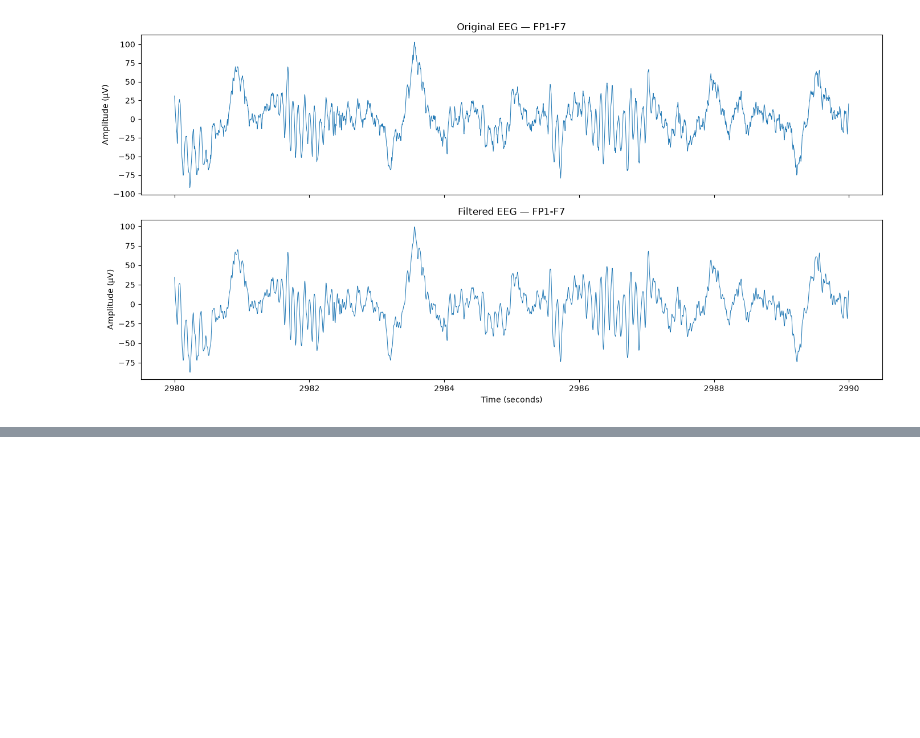
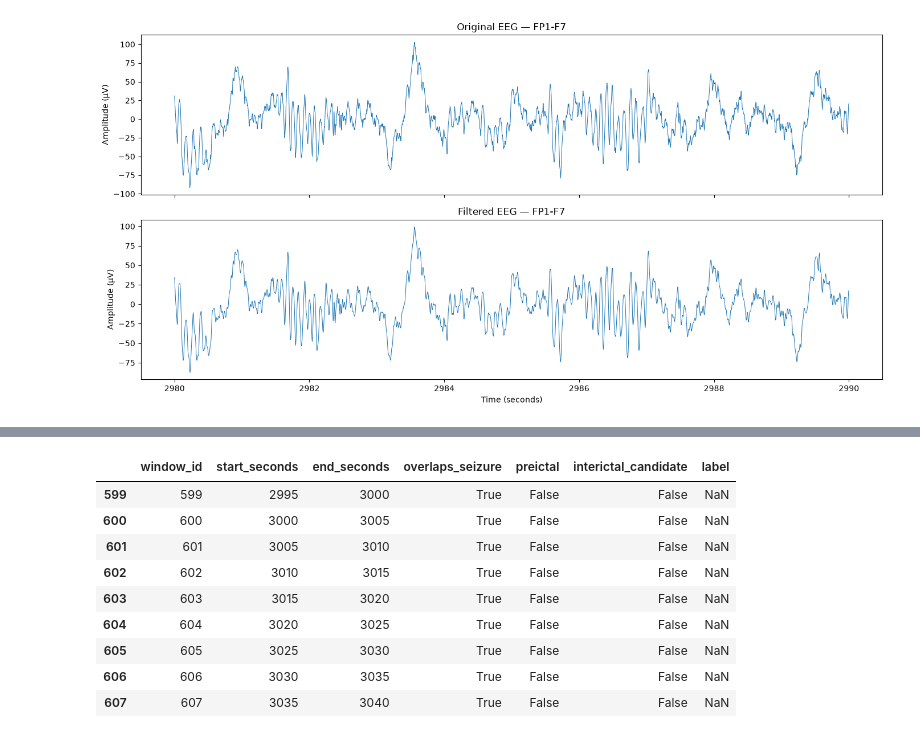
Before and after one commit to siddardha-007/visualizing-neural-storms, a Jupyter notebook: notebooks/01_loading.ipynb, the cells around one changed output, grey strips where cells are left out. Drawn from its saved outputs; the diff is of its cells as text; code cells hidden in the pictures; blank space fills up the shorter version.

```diff
--- a/notebooks/01_loading.ipynb
+++ b/notebooks/01_loading.ipynb
@@ -354,0 +367,33 @@ plt.show()
+# %%
+import numpy as np
+import pandas as pd
+
+sfreq = working_raw.info["sfreq"]
+window_seconds = 5
+samples_per_window = int(sfreq * window_seconds)
+
+# Shape: (channels, samples)
+signal = working_raw.get_data()
+
+# Use only complete, non-overlapping windows
+n_windows = signal.shape[1] // samples_per_window
+usable_samples = n_windows * samples_per_window
+
+# Shape: (windows, channels, samples)
+X_windows = signal[:, :usable_samples].reshape(
+    len(working_raw.ch_names),
+    n_windows,
+    samples_per_window
+).transpose(1, 0, 2)
+
+window_starts = np.arange(n_windows) * window_seconds
+
+window_table = pd.DataFrame({
+    "window_id": np.arange(n_windows),
+    "start_seconds": window_starts,
+    "end_seconds": window_starts + window_seconds
+})
+
+print("Window array shape:", X_windows.shape)
+print(window_table.head())
+print(window_table.tail())
@@ -354,0 +442,13 @@ plt.show()
+# %%
+display(window_table[window_table["overlaps_seizure"]])
+# %% [output]
+|  | window_id | start_seconds | end_seconds | overlaps_seizure | preictal | interictal_candidate | label |
+| 599 | 599 | 2995 | 3000 | True | False | False | NaN |
+| 600 | 600 | 3000 | 3005 | True | False | False | NaN |
+| 601 | 601 | 3005 | 3010 | True | False | False | NaN |
+| 602 | 602 | 3010 | 3015 | True | False | False | NaN |
+| 603 | 603 | 3015 | 3020 | True | False | False | NaN |
+| 604 | 604 | 3020 | 3025 | True | False | False | NaN |
+| 605 | 605 | 3025 | 3030 | True | False | False | NaN |
+| 606 | 606 | 3030 | 3035 | True | False | False | NaN |
+| 607 | 607 | 3035 | 3040 | True | False | False | NaN |
```
Also changed, not shown: parts of 6 cells of this notebook.
